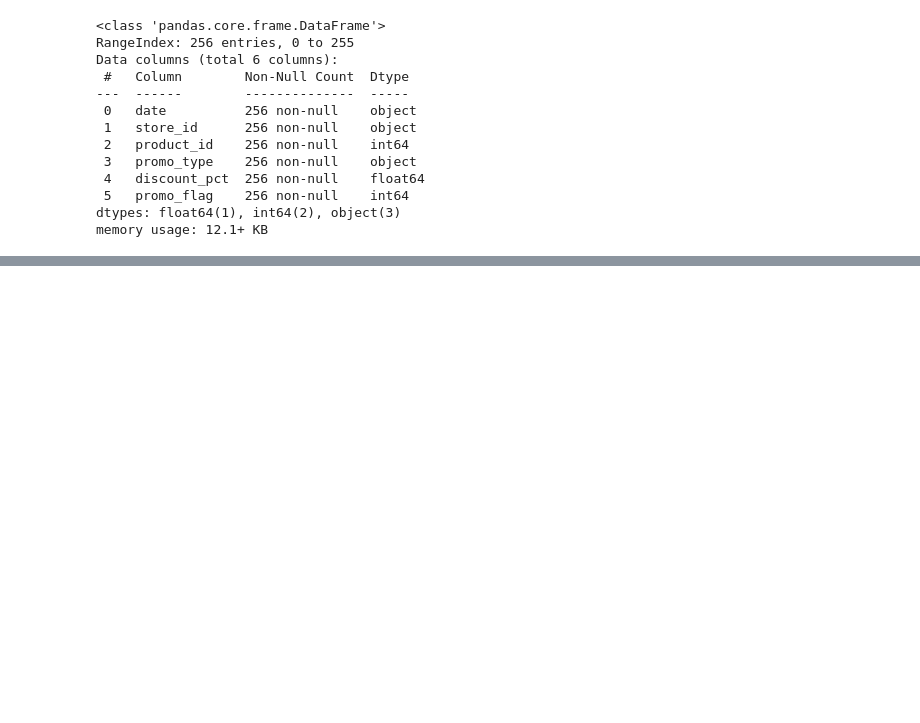
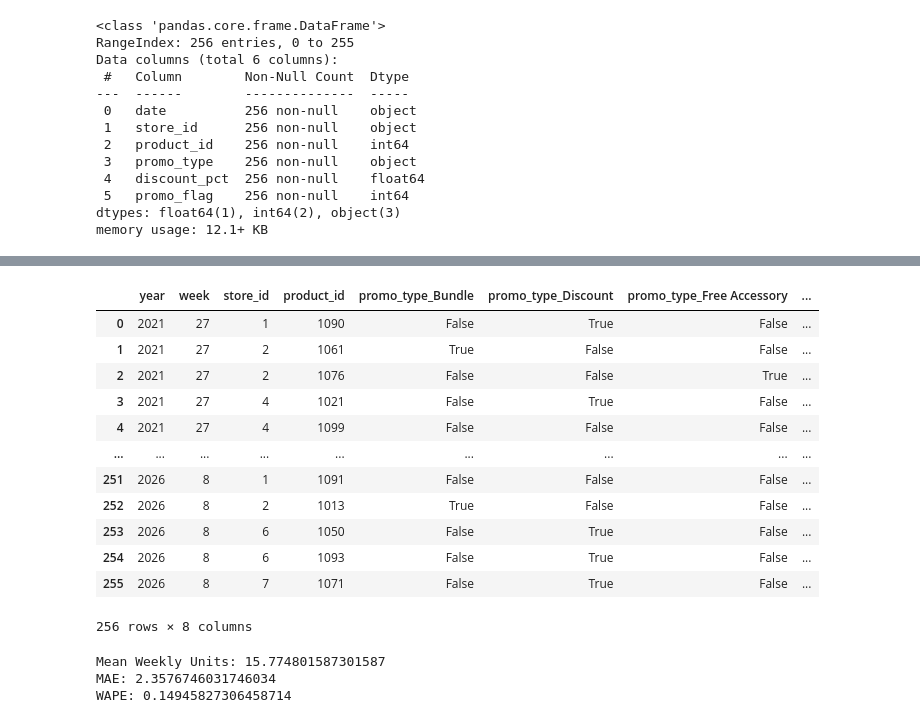
Before and after one commit to SunnyX-AI/ai-powered-sales-forecasting, a Jupyter notebook: notebooks/00_experiments.ipynb, the cells around one changed output, grey strips where cells are left out. Drawn from its saved outputs; the diff is of its cells as text; code cells hidden in the pictures; blank space fills up the shorter version.

Commit message:
Added version 4 of modelling

```diff
--- a/notebooks/00_experiments.ipynb
+++ b/notebooks/00_experiments.ipynb
@@ -2044,0 +2148,12 @@ memory usage: 12.1+ KB
+# %%
+promo_type_dummies = pd.get_dummies(promotions["promo_type"], prefix="promo_type")
+
+promotions_with_types = pd.concat(
+    [promotions[["year", "week", "store_id", "product_id"]], promo_type_dummies],
+    axis=1
+)
+
+promo_type_weekly = promotions_with_types.groupby(
+    ["year", "week", "store_id", "product_id"],
+    as_index=False
+).max()
@@ -2044,0 +2166,16 @@ memory usage: 12.1+ KB
+# %%
+promo_type_weekly
+# %% [output]
+|  | year | week | store_id | product_id | promo_type_Bundle | promo_type_Discount | promo_type_Free Accessory | ... |
+| 0 | 2021 | 27 | 1 | 1090 | False | True | False | ... |
+| 1 | 2021 | 27 | 2 | 1061 | True | False | False | ... |
+| 2 | 2021 | 27 | 2 | 1076 | False | False | True | ... |
+| 3 | 2021 | 27 | 4 | 1021 | False | True | False | ... |
+| 4 | 2021 | 27 | 4 | 1099 | False | False | False | ... |
+| ... | ... | ... | ... | ... | ... | ... | ... | ... |
+| 251 | 2026 | 8 | 1 | 1091 | False | False | False | ... |
+| 252 | 2026 | 8 | 2 | 1013 | True | False | False | ... |
+| 253 | 2026 | 8 | 6 | 1050 | False | True | False | ... |
+| 254 | 2026 | 8 | 6 | 1093 | False | True | False | ... |
+| 255 | 2026 | 8 | 7 | 1071 | False | True | False | ... |
+256 rows × 8 columns
@@ -2044,0 +2233,25 @@ memory usage: 12.1+ KB
+# %%
+from sklearn.ensemble import RandomForestRegressor
+from sklearn.metrics import mean_absolute_error
+import numpy as np
+
+model_v4 = RandomForestRegressor(
+    n_estimators=100,
+    random_state=42,
+    n_jobs=-1
+)
+
+model_v4.fit(X_train, y_train)
+
+y_pred = model_v4.predict(X_test)
+
+mae = mean_absolute_error(y_test, y_pred)
+wape = np.sum(np.abs(y_test - y_pred)) / np.sum(y_test)
+
+print("Mean Weekly Units:", y_test.mean())
+print("MAE:", mae)
+print("WAPE:", wape)
+# %% [output]
+Mean Weekly Units: 15.774801587301587
+MAE: 2.3576746031746034
+WAPE: 0.14945827306458714
```
Also changed, not shown: parts of 16 cells of this notebook, 2 other files.
